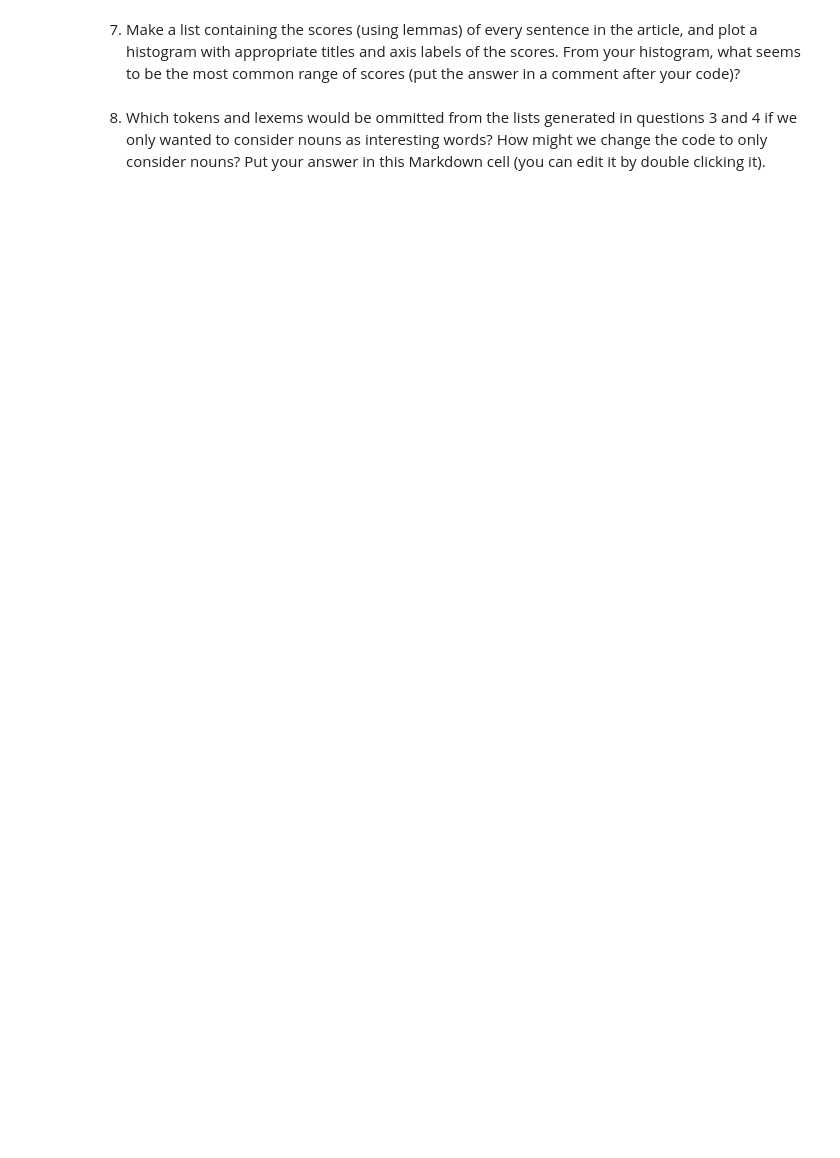
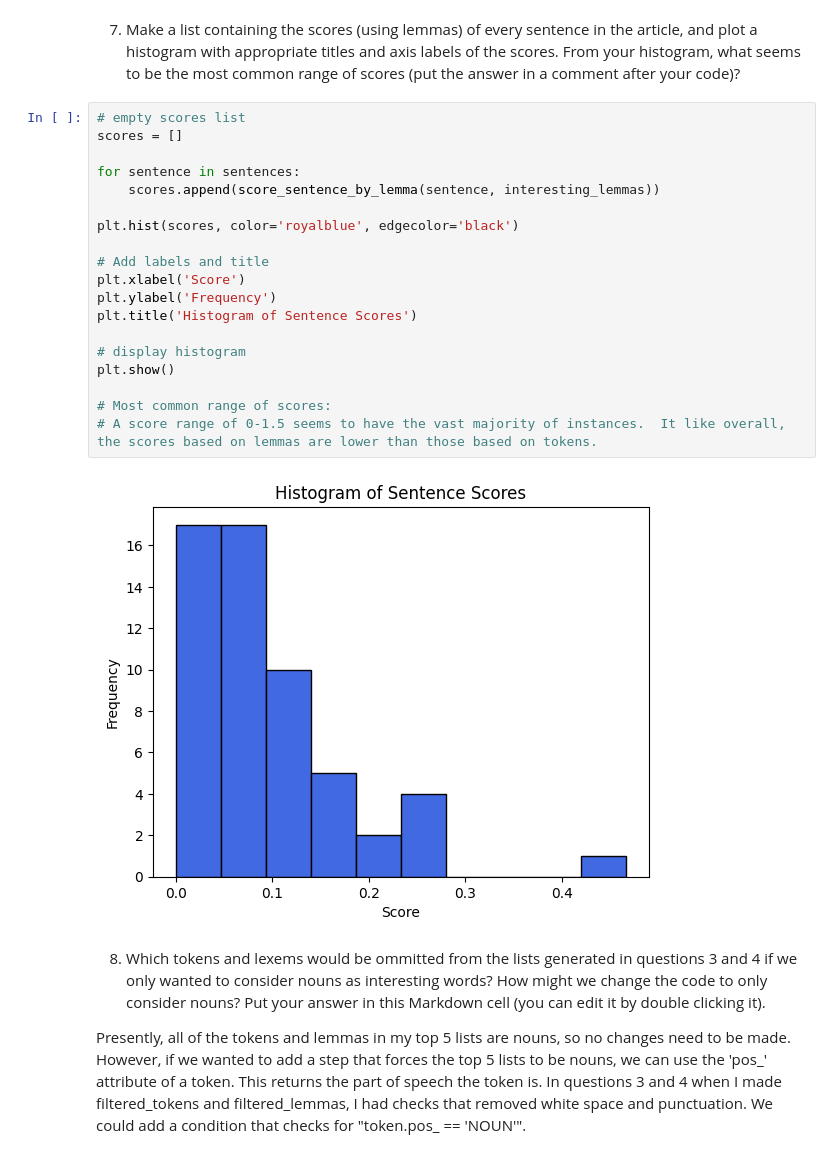
Before and after one commit to tgormly/web-scraping, a Jupyter notebook: web-scraping.ipynb, the cells around one changed output. Drawn from its saved outputs; the diff is of its cells as text; blank space fills up the shorter version.

```diff
--- a/web-scraping.ipynb
+++ b/web-scraping.ipynb
@@ -200,4 +320,27 @@ You may find some of the code from the in class notes useful; feel free to use m
 # %% [markdown]
 7. Make a list containing the scores (using lemmas) of every sentence in the article, and plot a histogram with appropriate titles and axis labels of the scores.  From your histogram, what seems to be the most common range of scores (put the answer in a comment after your code)?
+# %%
+# empty scores list
+scores = []
+
+for sentence in sentences:
+    scores.append(score_sentence_by_lemma(sentence, interesting_lemmas))
+
+plt.hist(scores, color='royalblue', edgecolor='black')
+
+# Add labels and title
+plt.xlabel('Score')
+plt.ylabel('Frequency')
+plt.title('Histogram of Sentence Scores')
+
+# display histogram
+plt.show()
+
+# Most common range of scores:
+# A score range of 0-1.5 seems to have the vast majority of instances.  It like overall, the scores based on lemmas are lower than those based on tokens.
+# %% [output]
+[figure, added]
 # %% [markdown]
 8. Which tokens and lexems would be ommitted from the lists generated in questions 3 and 4 if we only wanted to consider nouns as interesting words?  How might we change the code to only consider nouns? Put your answer in this Markdown cell (you can edit it by double clicking it).
+
+Presently, all of the tokens and lemmas in my top 5 lists are nouns, so no changes need to be made.  However, if we wanted to add a step that forces the top 5 lists to be nouns, we can use the 'pos_' attribute of a token.  This returns the part of speech the token is.  In questions 3 and 4 when I made filtered_tokens and filtered_lemmas, I had checks that removed white space and punctuation. We could add a condition that checks for "token.pos_ == 'NOUN'".
```
Also changed, not shown: parts of 4 cells of this notebook, 1 other file.
